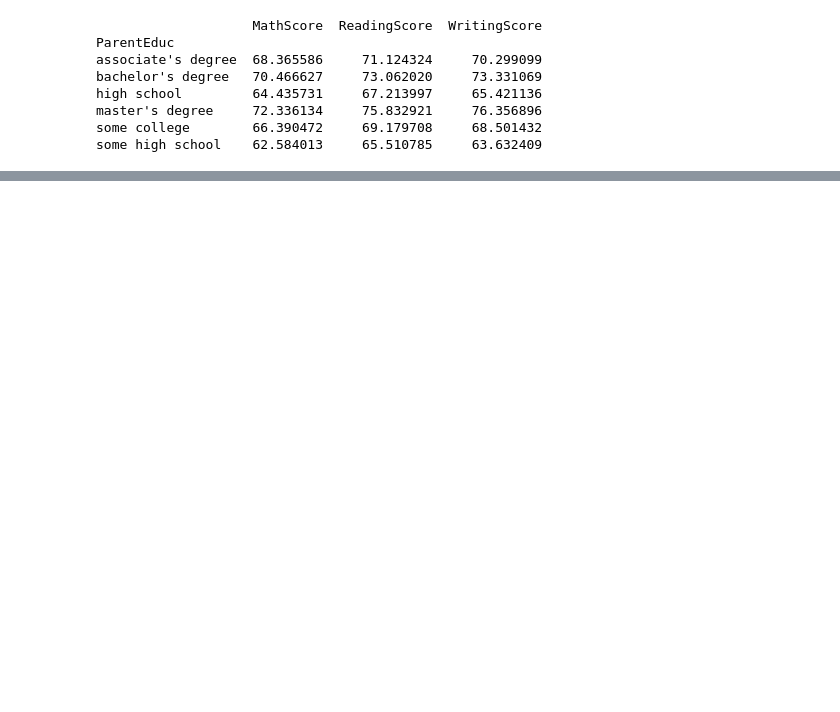
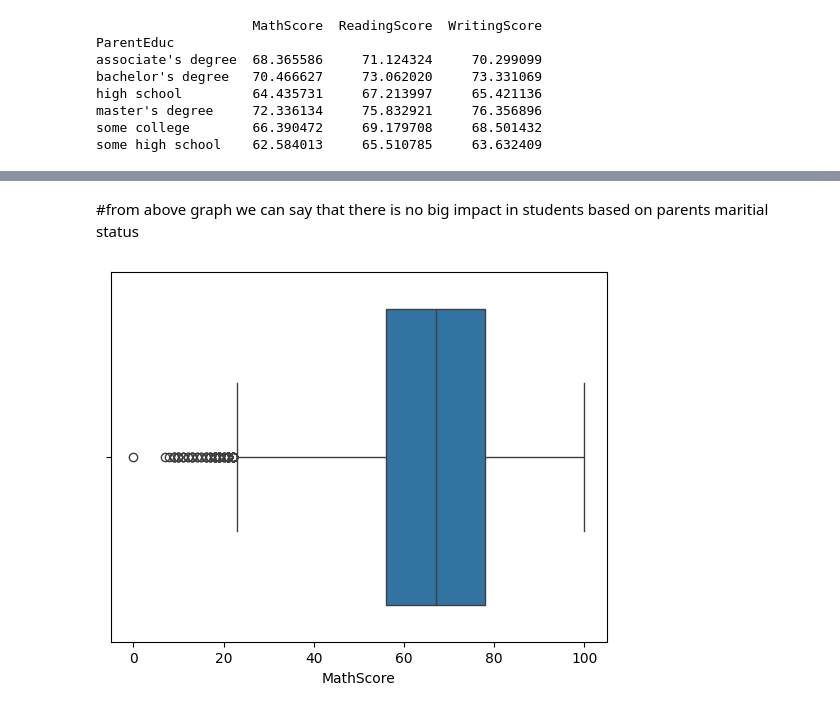
Before and after one commit to Varkey-Josu/Education_data_analysis_1, a Jupyter notebook: Python/EDA/test.ipynb, the cells around one changed output, grey strips where cells are left out. Cells and saved outputs as stored; diff of their text form; code cells hidden in the pictures; blank space fills up the shorter version.

```diff
--- a/Python/EDA/test.ipynb
+++ b/Python/EDA/test.ipynb
@@ -188,0 +205,7 @@ AttributeError: module 'matplotlib' has no attribute 'show'
+# %% [markdown]
+#from above graph we can say that there is no big impact in students based on parents maritial status
+# %%
+sns.boxplot(data=df, x="MathScore")
+plt.show()
+# %% [output]
+[figure, added]
```
Also changed, not shown: parts of 5 cells of this notebook.
